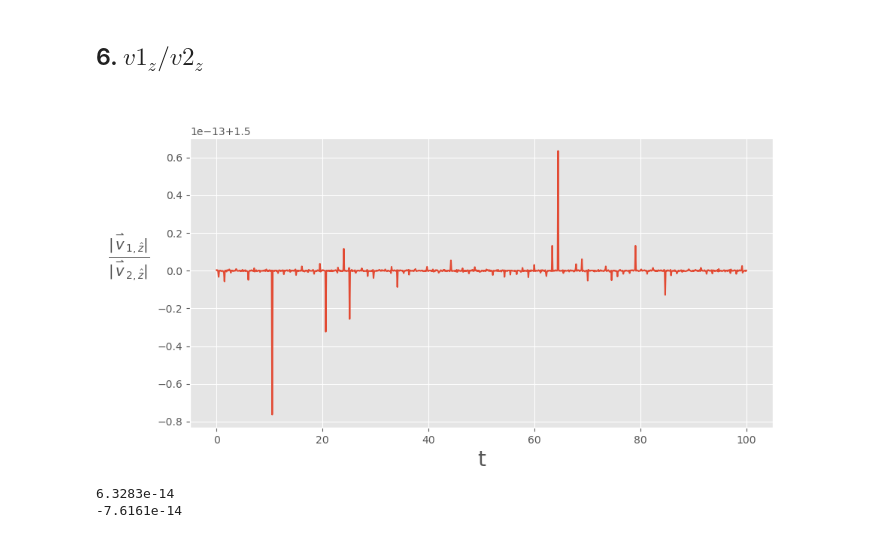
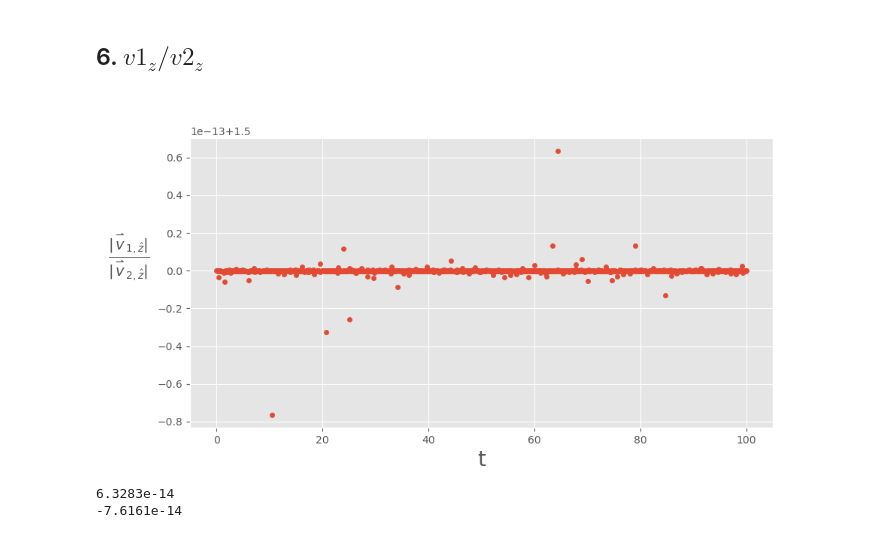
Before and after one commit to Mephisto-000/SMBBH, a Jupyter notebook: demo/circular/model_B1.ipynb, the cells around one changed output. Cells and saved outputs as stored; diff of their text form; code cells hidden in the pictures.

```diff
--- a/demo/circular/model_B1.ipynb
+++ b/demo/circular/model_B1.ipynb
@@ -145,13 +147,13 @@ time_length = np.linspace(t0, tf, tl)
 # %%
 plt.style.use("ggplot")
 plt.figure(figsize=(10, 5))
 plt.subplot()
-plt.plot(time_length, vz_ratio)
+plt.scatter(time_length, vz_ratio, s=20)
 plt.xlabel("t", fontsize=20)
 plt.ylabel(r"$\frac{|\overset{\rightharpoonup}{v}_{1,\hat{z}}|}{|\overset{\rightharpoonup}{v}_{2,\hat{z}}|}$        ", fontsize=20, rotation=0)
 plt.show()
 # %% [output]
-[figure, old version]
+[figure, new version]
 # %%
 print(np.format_float_scientific(max(vz_ratio)-1.5, precision=4))
 print(np.format_float_scientific(min(vz_ratio)-1.5, precision=4))
```
Also changed, not shown: parts of 4 cells of this notebook, 7 other files.
